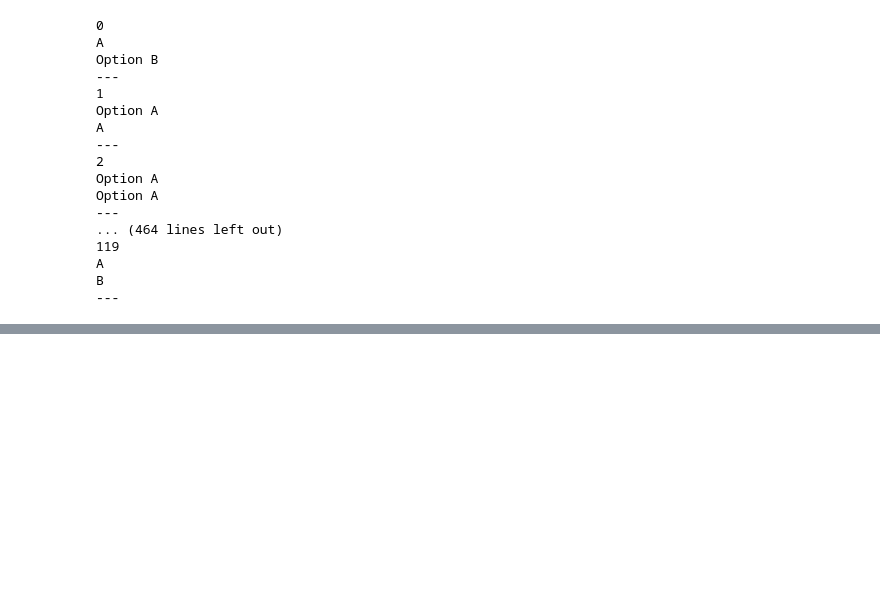
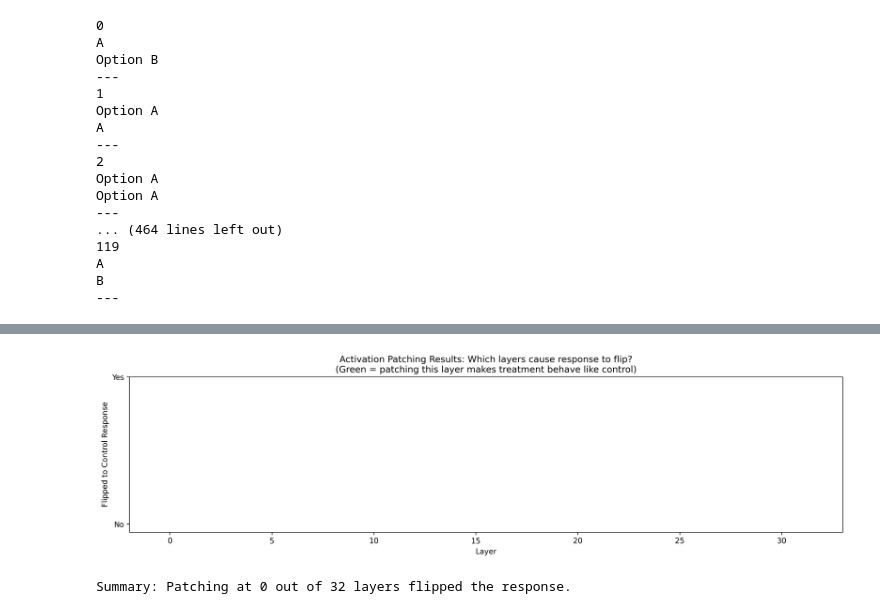
Before and after one commit to johnathansun/InstructedToBias, a Jupyter notebook: js_certainty_steering.ipynb, the cells around one changed output, grey strips where cells are left out. Drawn from its saved outputs; the diff is of its cells as text; code cells hidden in the pictures; blank space fills up the shorter version.

```diff
--- a/js_certainty_steering.ipynb
+++ b/js_certainty_steering.ipynb
@@ -126,0 +311,3 @@ df_switch_sample.to_csv('Question_Subsets/certainty_effect_pairs_switch_sample.c
+# %%
+# open steering_vectors_certainty.pt
+steering_vectors = torch.load('steering_vectors_certainty.pt')
@@ -126,0 +463,14 @@ df_switch_sample.to_csv('Question_Subsets/certainty_effect_pairs_switch_sample.c
+# %%
+# Select one question pair for the activation patching experiment
+# We'll use the first example from df_switch_train
+
+patch_example = df_switch_train.iloc[0]
+control_prompt = patch_example['control_text']
+treatment_prompt = patch_example['treatment_text']
+
+print("ACTIVATION PATCHING EXAMPLE")
+print("=" * 80)
+print(f"\nControl prompt:\n{control_prompt}")
+print(f"\nTreatment prompt:\n{treatment_prompt}")
+print(f"\nControl response: {patch_example['control_resp']}")
+print(f"Treatment response: {patch_example['treatment_resp']}")
@@ -126,0 +592,5 @@ df_switch_sample.to_csv('Question_Subsets/certainty_effect_pairs_switch_sample.c
+# %%
+# Step 1: Cache activations from the control prompt
+print("Caching activations from control prompt...")
+control_cached, control_seq_len = cache_all_activations(control_prompt)
+print(f"Cached activations for {len(control_cached)} layers, sequence length {control_seq_len}")
@@ -126,0 +640,21 @@ df_switch_sample.to_csv('Question_Subsets/certainty_effect_pairs_switch_sample.c
+# %%
+# Visualize patching results
+# Show which layers, when patched, flip the response
+
+plt.figure(figsize=(14, 4))
+
+# Create a binary indicator: 1 if flipped to control, 0 otherwise
+flip_indicator = [1 if r['flipped'] else 0 for r in patching_results]
+
+plt.bar(range(num_layers), flip_indicator, color=['green' if f else 'lightgray' for f in flip_indicator])
+plt.xlabel("Layer")
+plt.ylabel("Flipped to Control Response")
+plt.title("Activation Patching Results: Which layers cause response to flip?\n(Green = patching this layer makes treatment behave like control)")
+plt.yticks([0, 1], ['No', 'Yes'])
+plt.tight_layout()
+plt.show()
+
+print(f"\nSummary: Patching at {sum(flip_indicator)} out of {num_layers} layers flipped the response.")
+# %% [output]
+[figure, added]
+Summary: Patching at 0 out of 32 layers flipped the response.
```
Also changed, not shown: parts of 29 cells of this notebook, 32 other files.
